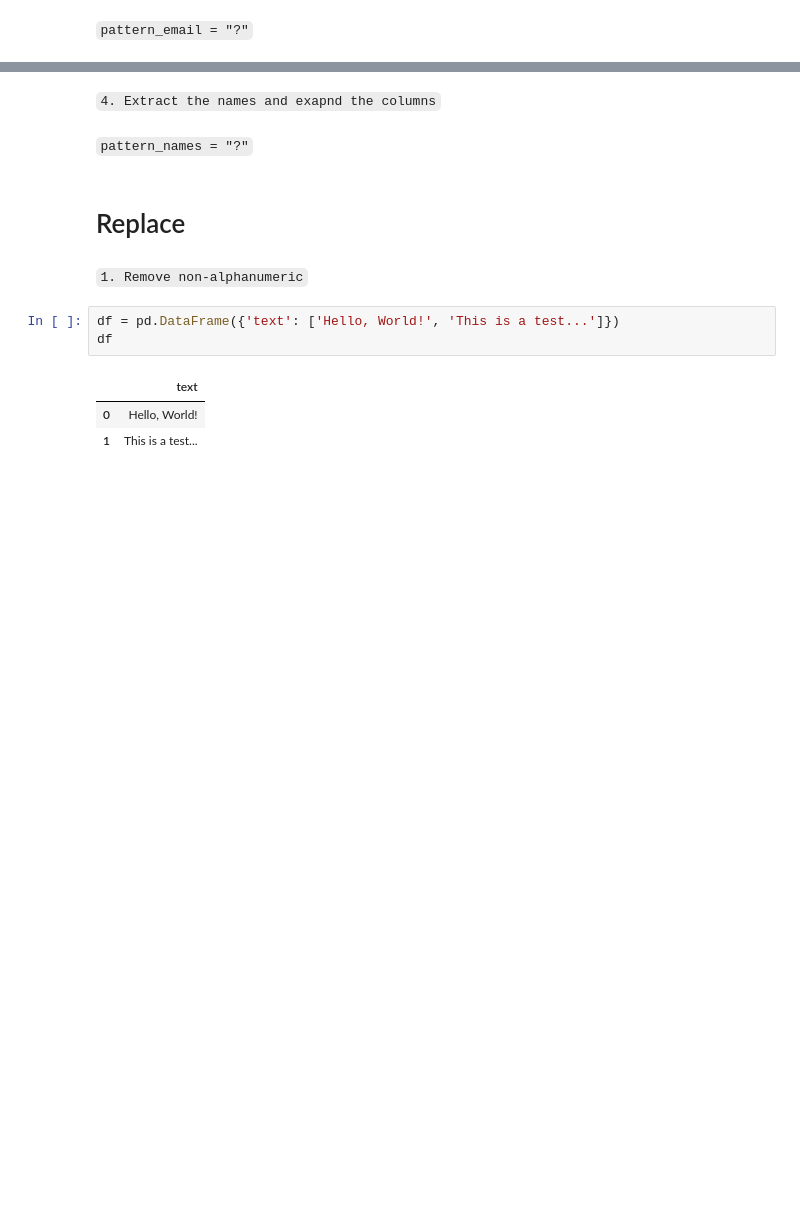
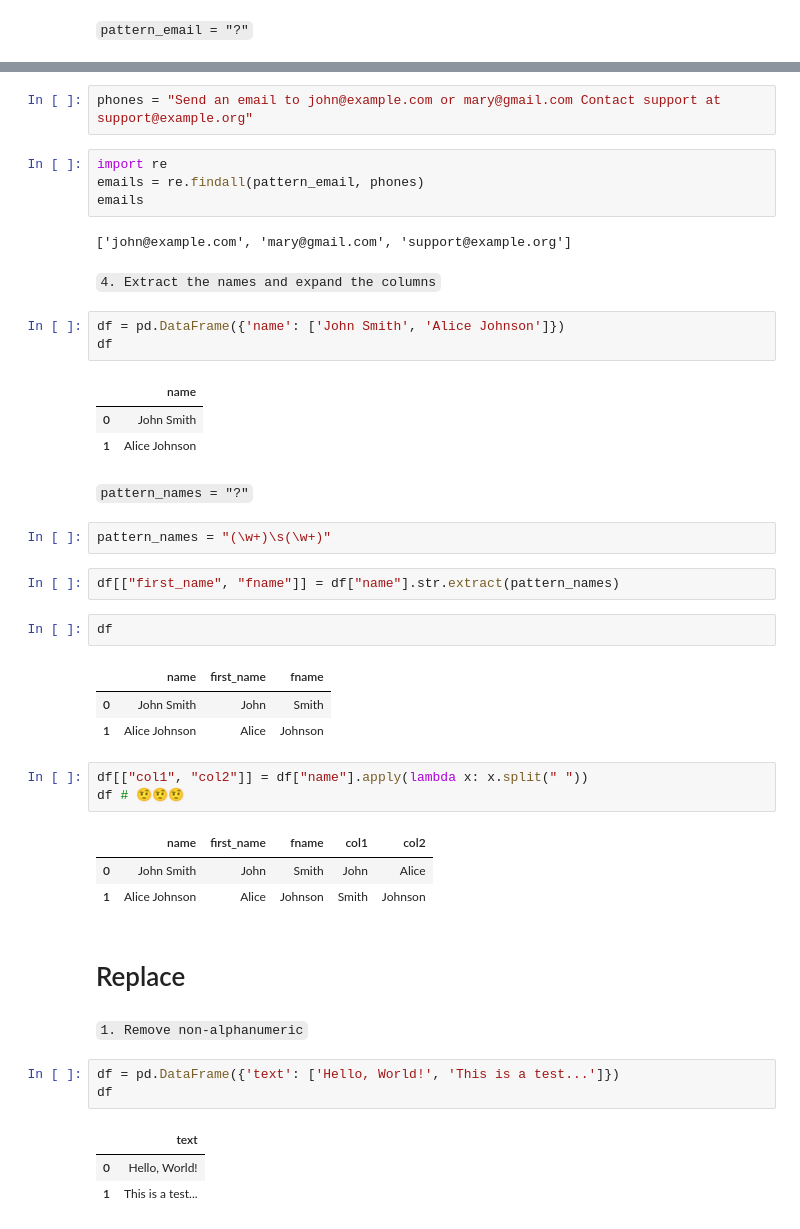
Before and after one commit to Ironhack-data-bcn-january-2024/lectures, a Jupyter notebook: week-2/1.3. Regex/2. Regex in pandas - friday.ipynb, the cells around one changed output, grey strips where cells are left out. Cells and saved outputs as stored; diff of their text form; blank space fills up the shorter version.

```diff
--- a/week-2/1.3. Regex/2. Regex in pandas - friday.ipynb
+++ b/week-2/1.3. Regex/2. Regex in pandas - friday.ipynb
@@ -42,7 +109,39 @@ df
+# %%
+phones = "Send an email to john@example.com or mary@gmail.com Contact support at support@example.org"
+# %%
+import re
+emails = re.findall(pattern_email, phones)
+emails
+# %% [output]
+['john@example.com', 'mary@gmail.com', 'support@example.org']
 # %% [markdown]
-`4. Extract the names and exapnd the columns`
+`4. Extract the names and expand the columns`
+# %%
+df = pd.DataFrame({'name': ['John Smith', 'Alice Johnson']})
+df
+# %% [output]
+|  | name |
+| 0 | John Smith |
+| 1 | Alice Johnson |
 # %% [markdown]
 `pattern_names = "?"`
+# %%
+pattern_names = "(\w+)\s(\w+)"
+# %%
+df[["first_name", "fname"]] = df["name"].str.extract(pattern_names)
+# %%
+df
+# %% [output]
+|  | name | first_name | fname |
+| 0 | John Smith | John | Smith |
+| 1 | Alice Johnson | Alice | Johnson |
+# %%
+df[["col1", "col2"]] = df["name"].apply(lambda x: x.split(" "))
+df # 🤨🤨🤨
+# %% [output]
+|  | name | first_name | fname | col1 | col2 |
+| 0 | John Smith | John | Smith | John | Alice |
+| 1 | Alice Johnson | Alice | Johnson | Smith | Johnson |
 # %% [markdown]
 # Replace
 # %% [markdown]
```
Also changed, not shown: parts of 18 cells of this notebook.
